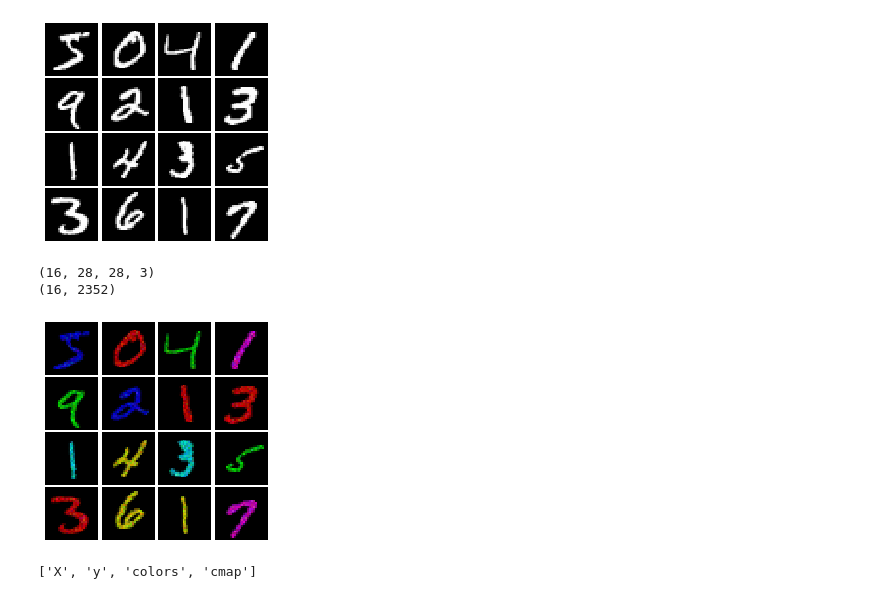
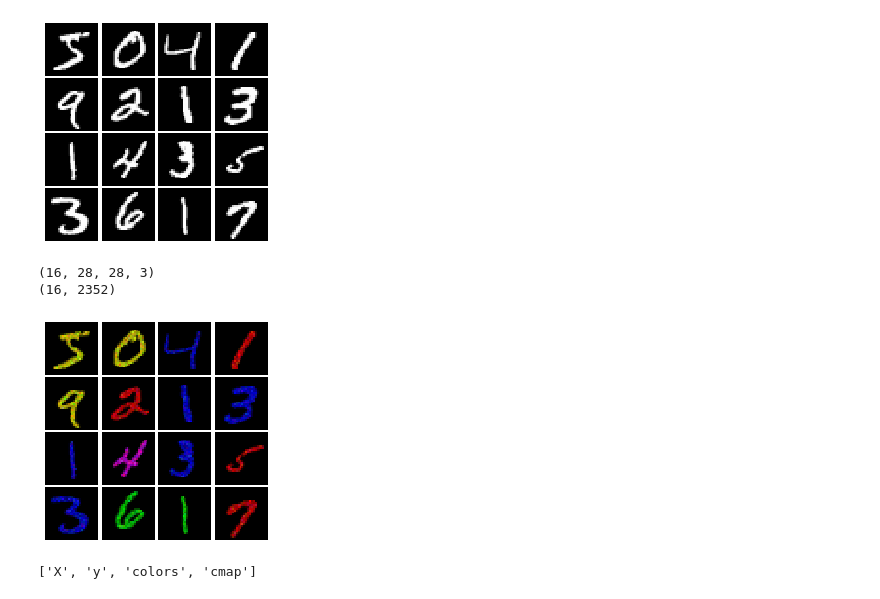
Before and after one commit to kkessel/cs231n-project, a Jupyter notebook: MNIST Colorization.ipynb, the cells around one changed output. Saved outputs shown, nothing was run; the diff lists cells and outputs as text; code cells hidden in the pictures.

Commit message:
Finished data generation

```diff
--- a/MNIST Colorization.ipynb
+++ b/MNIST Colorization.ipynb
@@ -59,11 +59,15 @@ class MNIST(object):
         - batch_size: Integer giving number of elements per minibatch
         - shuffle: (optional) Boolean, whether to shuffle the data on each epoch
         """
-        train, _ = tf.keras.datasets.mnist.load_data()
+        train, val = tf.keras.datasets.mnist.load_data()
         X, y = train
         X = X.astype(np.float32)/255
         X = X.reshape((X.shape[0], -1))
         self.X, self.y = X, y
+        X, y = val
+        X = X.astype(np.float32)/255
+        X = X.reshape((X.shape[0], -1))
+        self.val_X, self.val_y = X, y
         self.batch_size, self.shuffle = batch_size, shuffle
 
     def __iter__(self):
@@ -111,7 +115,7 @@ show_images_color(color_mnist)
 (16, 2352)
 [figure]
 # %%
-def colorize_images(X, mask):
+def colorize_images(X, y, mask, biases, targets):
     cmap = {}
     cmap['BLUE'] = tf.constant((0,0,0.7), shape=(1,1,3), dtype=tf.float32)
     cmap['RED'] = tf.constant((0.7,0,0), shape=(1,1,3), dtype=tf.float32)
@@ -123,10 +127,15 @@ def colorize_images(X, mask):
     colors = np.array([v for k,v in cmap.items()])
     N = X.shape[0]
     color_choice = np.random.choice(range(len(colors)), N)
+    for bias, target in zip(biases, targets):
+        bias_prob = 0.8
+        shape = color_choice[y==target].shape
+        color_choice[y==target] = tf.where(tf.random.uniform(shape=shape) < bias_prob,
+                                           tf.ones(shape)*list(cmap.keys()).index(bias),
+                                           color_choice[y==target])
 
     perturbation = tf.random.normal(X.shape, mean=0.0, stddev=0.1)
 
-    #mask = tf.where(X<=0., tf.zeros_like(X), tf.ones_like(X)) # Computed mask
     mask = tf.reshape(mask, (-1,28,28,1)) # Mask from mnist
 
     color = tf.ones_like(X)*colors[color_choice]
@@ -136,12 +145,12 @@ def colorize_images(X, mask):
     colored_X = tf.where(colored_X>1, tf.ones_like(colored_X), colored_X)
     return colored_X, color_choice, cmap
 # %%
-colored_X, color_choice, cmap = colorize_images(color_mnist, mnist.X[:16])
+colored_X, color_choice, cmap = colorize_images(color_mnist, mnist.y[:16], mnist.X[:16], biases=['RED', 'BLUE'], targets=[2,3])
 show_images_color(colored_X)
 # %% [output]
 (16, 28, 28, 3)
 (16, 2352)
-[figure, old version]
+[figure, new version]
 # %%
 def save_to_npz(X, y, colors, cmap, path):
     np.savez(path, X=X, y=y, colors=colors, cmap=cmap)
```
Also changed, not shown: parts of 12 cells of this notebook.
